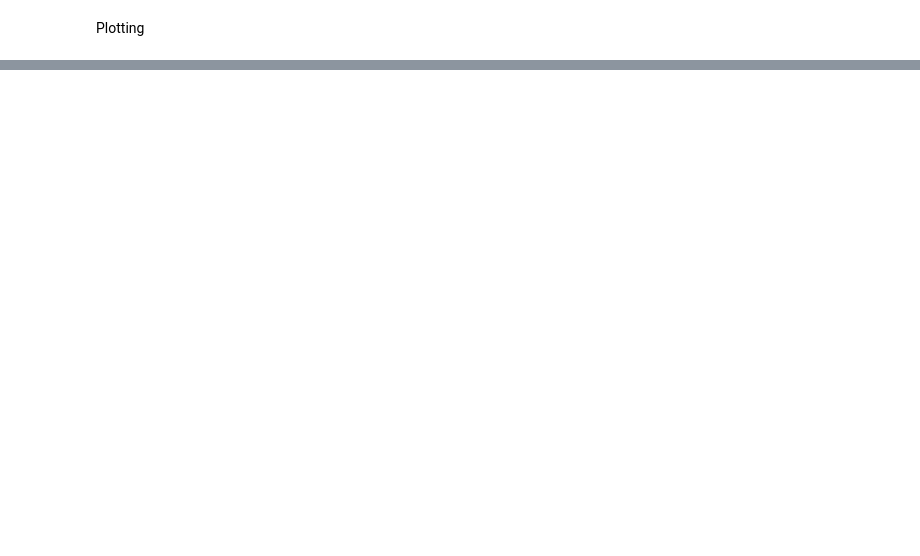
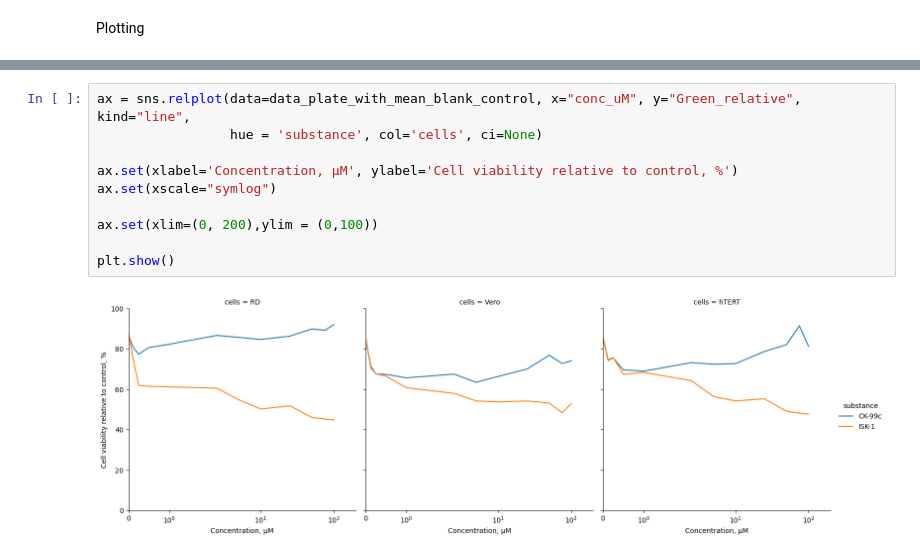
Before and after one commit to arteys/Resazurin_ChemiDoc, a Jupyter notebook: RZ_12_concentrations.ipynb, the cells around one changed output, grey strips where cells are left out. Drawn from its saved outputs; the diff is of its cells as text; blank space fills up the shorter version.

```diff
--- a/RZ_12_concentrations.ipynb
+++ b/RZ_12_concentrations.ipynb
@@ -177,0 +187,12 @@ ax.set(xlim=(-1, 110))
+# %%
+ax = sns.relplot(data=data_plate_with_mean_blank_control, x="conc_uM", y="Green_relative", kind="line",
+                 hue = 'substance', col='cells', ci=None)
+
+ax.set(xlabel='Concentration, μM', ylabel='Cell viability relative to control, %')
+ax.set(xscale="symlog")
+
+ax.set(xlim=(0, 200),ylim = (0,100))
+
+plt.show()
+# %% [output]
+[figure, added]
```
Also changed, not shown: parts of 10 cells of this notebook.
